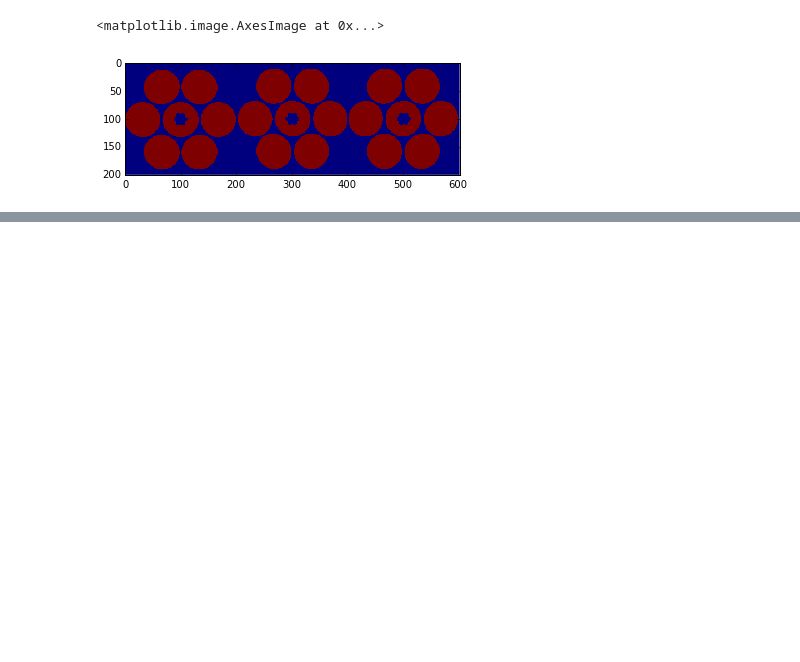
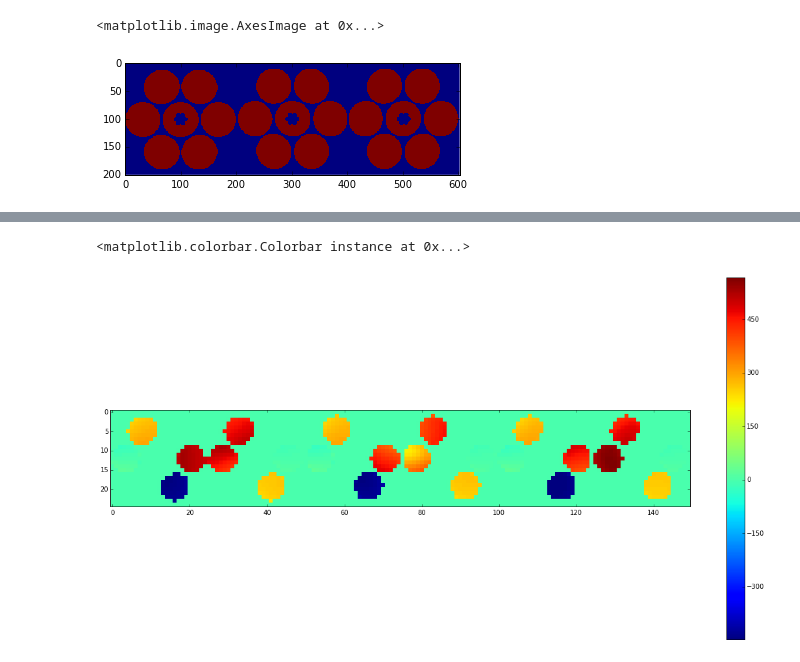
Before and after one commit to rconan/CEO, a Jupyter notebook: rayTracing/GMT-Ray-Tracing.ipynb, the cells around one changed output, grey strips where cells are left out. Drawn from its saved outputs; the diff is of its cells as text; code cells hidden in the pictures; blank space fills up the shorter version.

```diff
--- a/rayTracing/GMT-Ray-Tracing.ipynb
+++ b/rayTracing/GMT-Ray-Tracing.ipynb
@@ -83,0 +108,9 @@ Expected vignetted flux/current vignetted flux : %d/%f (2459, 2459.0)
+# %%
+fig = figure()
+fig.set_size_inches(20,10)
+imshow(wfs.c.host(shape=(gs.N_SRC*nLenslet*2,nLenslet),units='mas').T,
+       interpolation='none')
+colorbar()
+# %% [output]
+<matplotlib.colorbar.Colorbar instance at 0x...>
+[figure, added]
```
Also changed, not shown: parts of 7 cells of this notebook, 5 other files.
